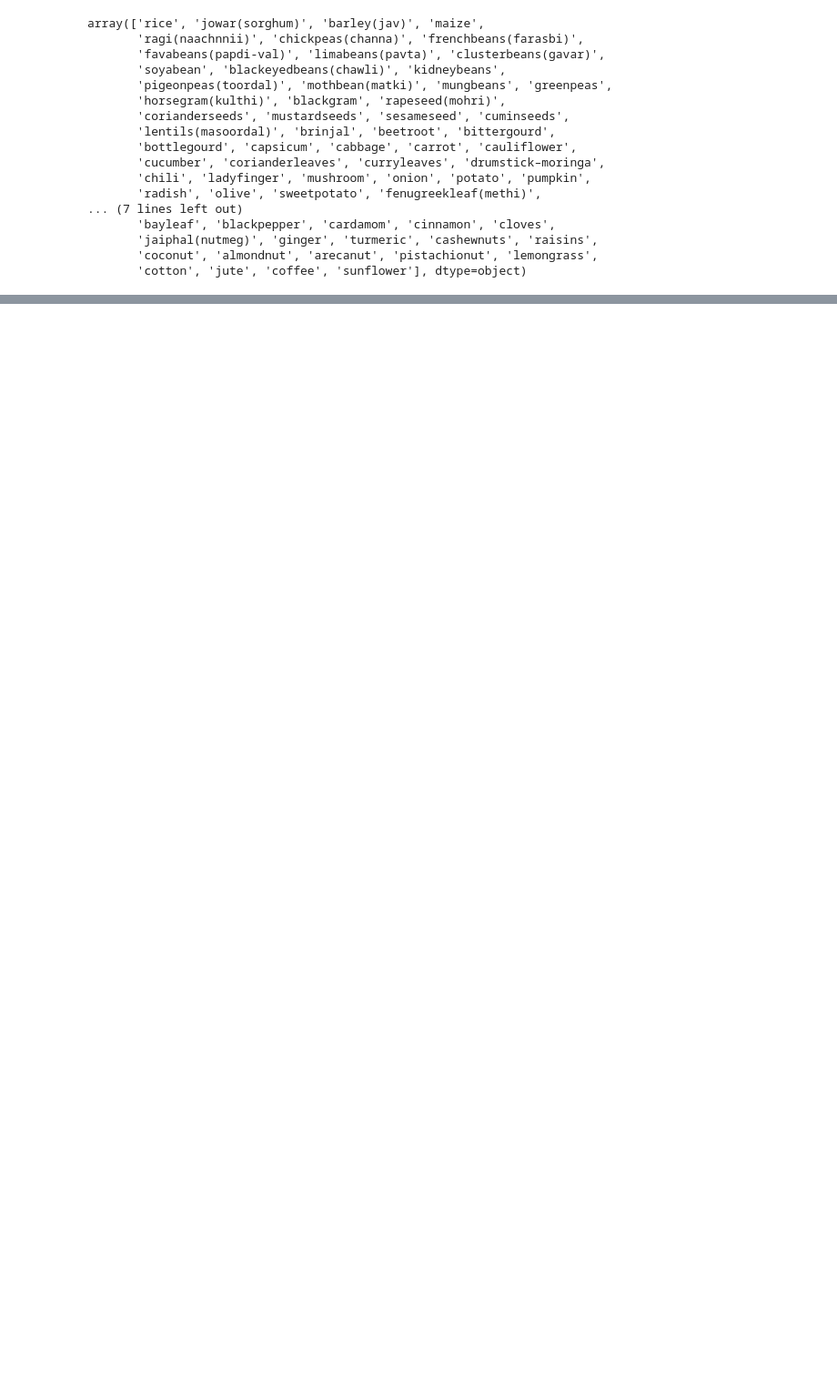
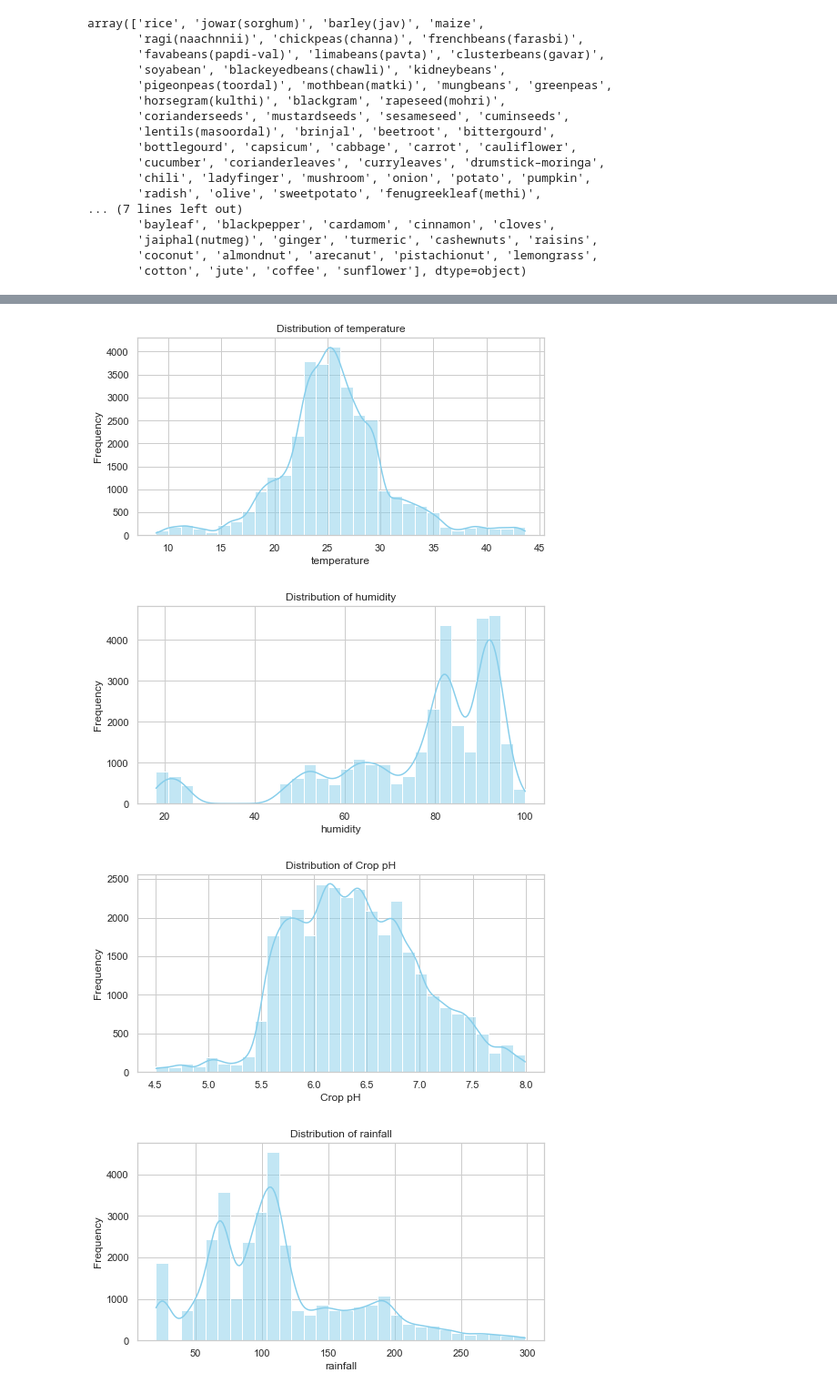
Before and after one commit to samuelMG1/PROJECT-PHASE-5, a Jupyter notebook: crop.ipynb, the cells around one changed output, grey strips where cells are left out. Shown at 91% size. Cells and saved outputs as stored; diff of their text form; code cells hidden in the pictures; blank space fills up the shorter version.

```diff
--- a/crop.ipynb
+++ b/crop.ipynb
@@ -254,0 +345,21 @@ memory usage: 2.2+ MB
+# %%
+data = merged_df
+
+# List of numerical columns for univariate analysis
+numeric_columns = ['temperature', 'humidity', 'Crop pH', 'rainfall', 'N', 'P', 'K', 'Fert pH']
+
+sns.set(style="whitegrid")
+
+#Histograms for each numeric feature to check their distribution
+for col in numeric_columns:
+    plt.figure(figsize=(8, 4))
+    sns.histplot(data[col], kde=True, bins=30, color='skyblue')
+    plt.title(f"Distribution of {col}")
+    plt.xlabel(col)
+    plt.ylabel("Frequency")
+    plt.show()
+# %% [output]
+[figure, added]
+[figure, added]
+[figure, added]
+[figure, added]
```
Also changed, not shown: parts of 21 cells of this notebook.
